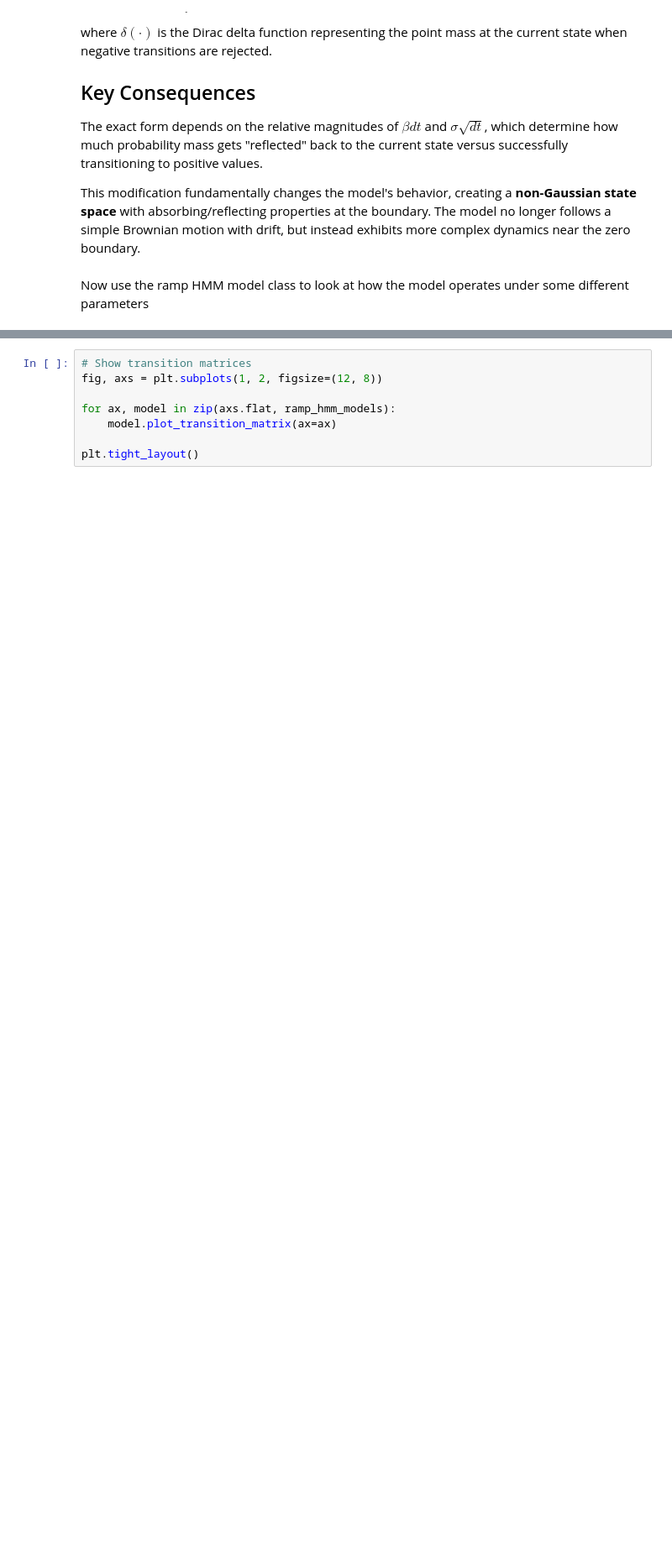
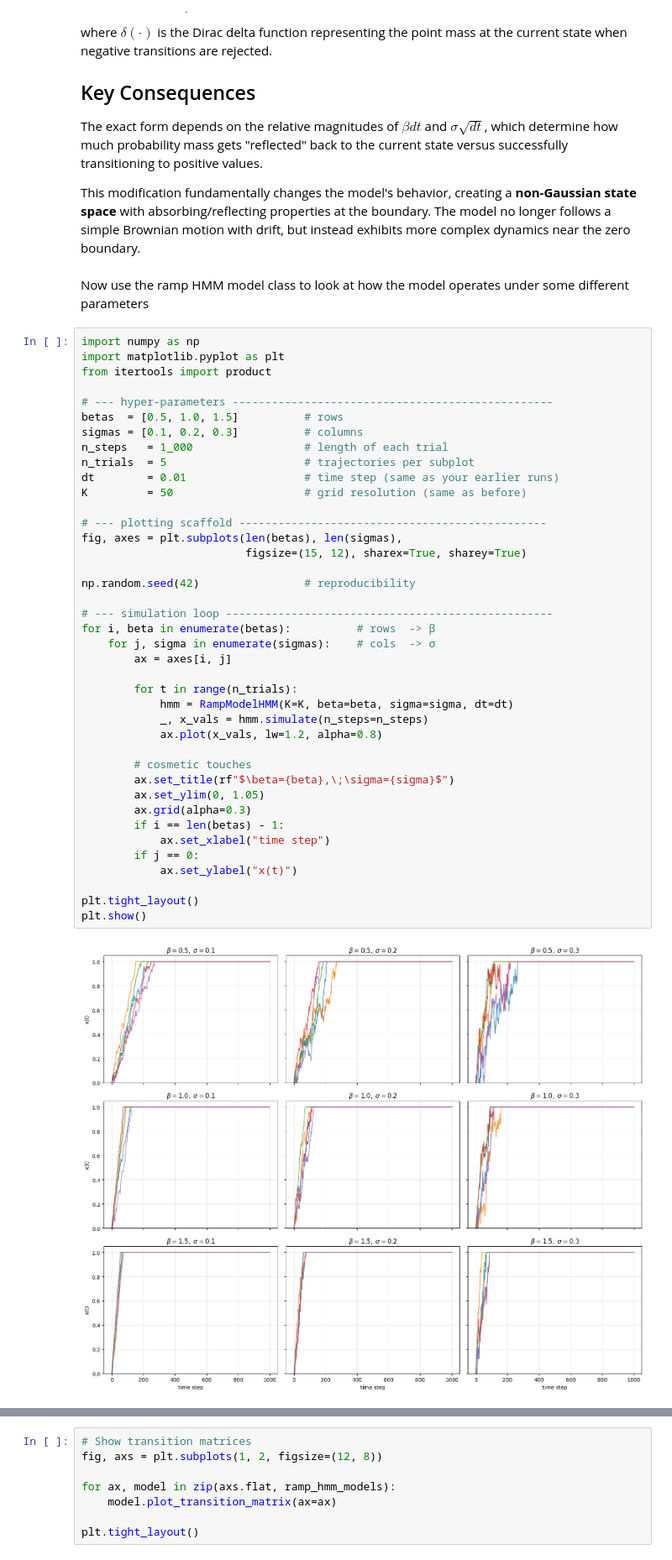
Before and after one commit to oparker7/gg3, a Jupyter notebook: task2.ipynb, the cells around one changed output, grey strips where cells are left out. Shown at 84% size. Saved outputs shown, nothing was run; the diff lists cells and outputs as text; blank space fills up the shorter version.

Commit message:
2.1 walk plots

```diff
--- a/task2.ipynb
+++ b/task2.ipynb
@@ -98,6 +100,48 @@ The exact form depends on the relative magnitudes of $\beta dt$ and $\sigma\sqrt
 This modification fundamentally changes the model's behavior, creating a **non-Gaussian state space** with absorbing/reflecting properties at the boundary. The model no longer follows a simple Brownian motion with drift, but instead exhibits more complex dynamics near the zero boundary.
 # %% [markdown]
 Now use the ramp HMM model class to look at how the model operates under some different parameters
+# %%
+import numpy as np
+import matplotlib.pyplot as plt
+from itertools import product
+
+# --- hyper-parameters -------------------------------------------------
+betas  = [0.5, 1.0, 1.5]          # rows
+sigmas = [0.1, 0.2, 0.3]          # columns
+n_steps   = 1_000                 # length of each trial
+n_trials  = 5                     # trajectories per subplot
+dt        = 0.01                  # time step (same as your earlier runs)
+K         = 50                    # grid resolution (same as before)
+
+# --- plotting scaffold -----------------------------------------------
+fig, axes = plt.subplots(len(betas), len(sigmas),
+                         figsize=(15, 12), sharex=True, sharey=True)
+
+np.random.seed(42)                # reproducibility
+
+# --- simulation loop --------------------------------------------------
+for i, beta in enumerate(betas):          # rows  -> β
+    for j, sigma in enumerate(sigmas):    # cols  -> σ
+        ax = axes[i, j]
+
+        for t in range(n_trials):
+            hmm = RampModelHMM(K=K, beta=beta, sigma=sigma, dt=dt)
+            _, x_vals = hmm.simulate(n_steps=n_steps)
+            ax.plot(x_vals, lw=1.2, alpha=0.8)
+
+        # cosmetic touches
+        ax.set_title(rf"$\beta={beta},\;\sigma={sigma}$")
+        ax.set_ylim(0, 1.05)
+        ax.grid(alpha=0.3)
+        if i == len(betas) - 1:
+            ax.set_xlabel("time step")
+        if j == 0:
+            ax.set_ylabel("x(t)")
+
+plt.tight_layout()
+plt.show()
+# %% [output]
+[figure, added]
 # %%
 # Create HMM with different parameter settings
 hmm1 = RampModelHMM(K=50, beta=1, sigma=1, dt=0.01)
```
Also changed, not shown: parts of 4 cells of this notebook.
